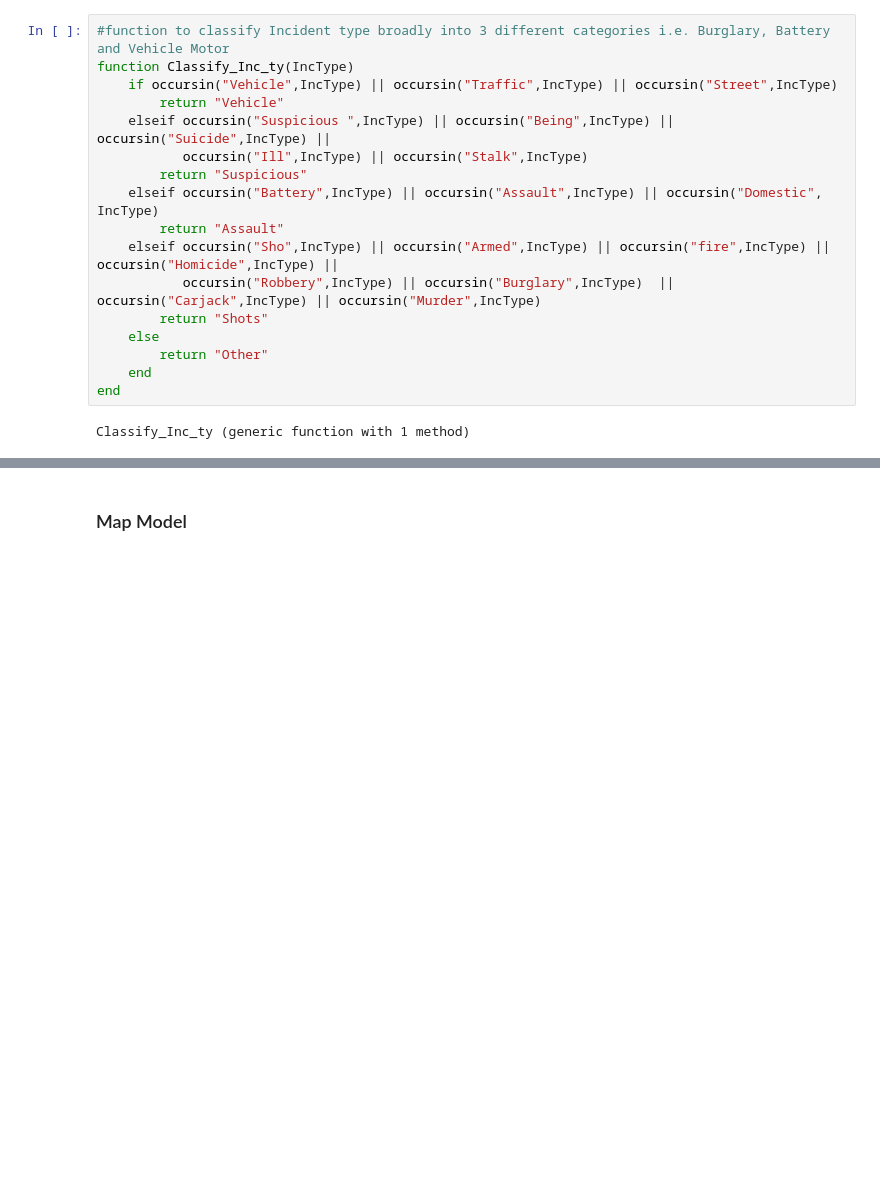
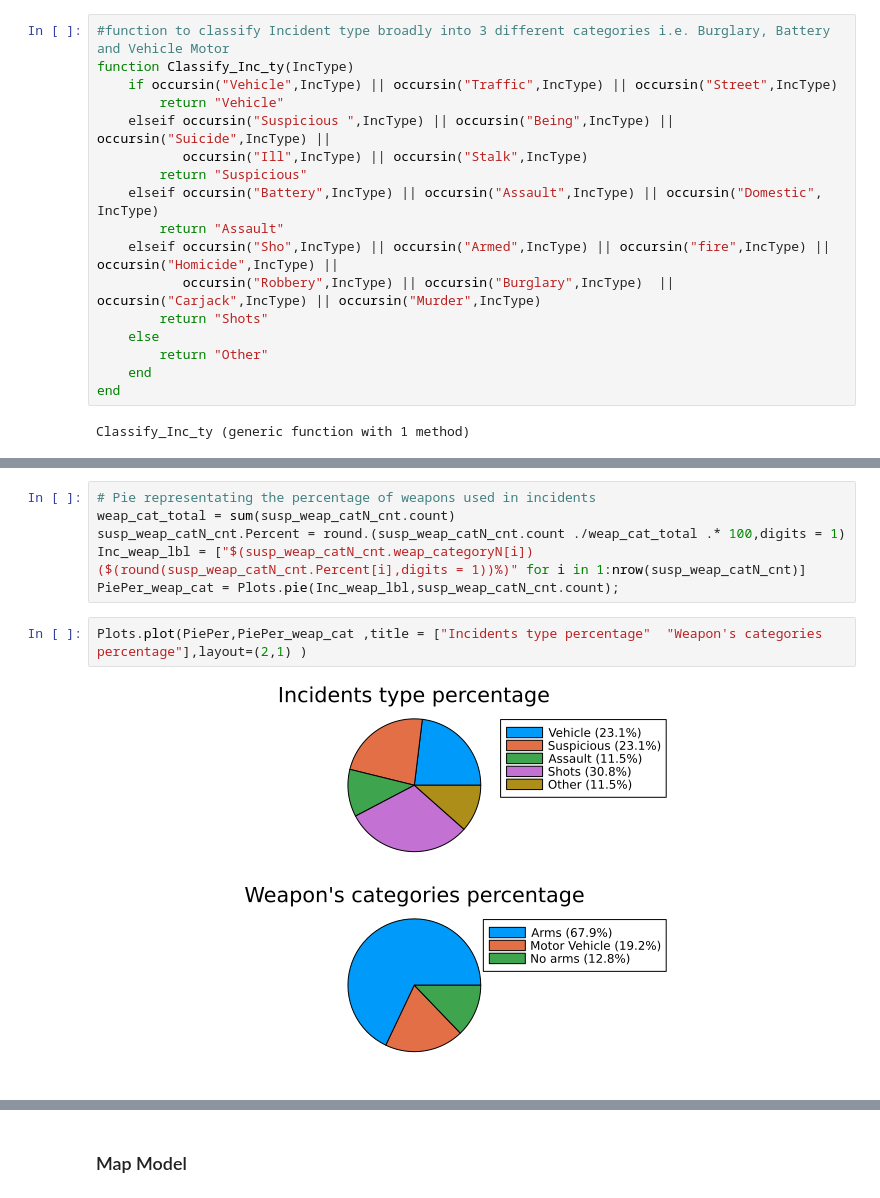
Before and after one commit to MorandR/CatchingCooks, a Jupyter notebook: CatchingCrooks.ipynb, the cells around one changed output, grey strips where cells are left out. Drawn from its saved outputs; the diff is of its cells as text; blank space fills up the shorter version.

```diff
--- a/CatchingCrooks.ipynb
+++ b/CatchingCrooks.ipynb
@@ -255,2 +263,12 @@ susp_weap_catN_cnt = combine(groupby(data,:"weap_categoryN"),nrow => :count)
 | 2 | Motor Vehicle | 15 |
 | 3 | No arms | 10 |
+# %%
+# Pie representating the percentage of weapons used in incidents
+weap_cat_total = sum(susp_weap_catN_cnt.count)
+susp_weap_catN_cnt.Percent = round.(susp_weap_catN_cnt.count ./weap_cat_total .* 100,digits = 1)
+Inc_weap_lbl = ["$(susp_weap_catN_cnt.weap_categoryN[i]) ($(round(susp_weap_catN_cnt.Percent[i],digits = 1))%)" for i in 1:nrow(susp_weap_catN_cnt)]
+PiePer_weap_cat = Plots.pie(Inc_weap_lbl,susp_weap_catN_cnt.count);
+# %%
+Plots.plot(PiePer,PiePer_weap_cat ,title = ["Incidents type percentage"  "Weapon's categories percentage"],layout=(2,1) )
+# %% [output]
+[figure, added]
```
Also changed, not shown: parts of 28 cells of this notebook.
